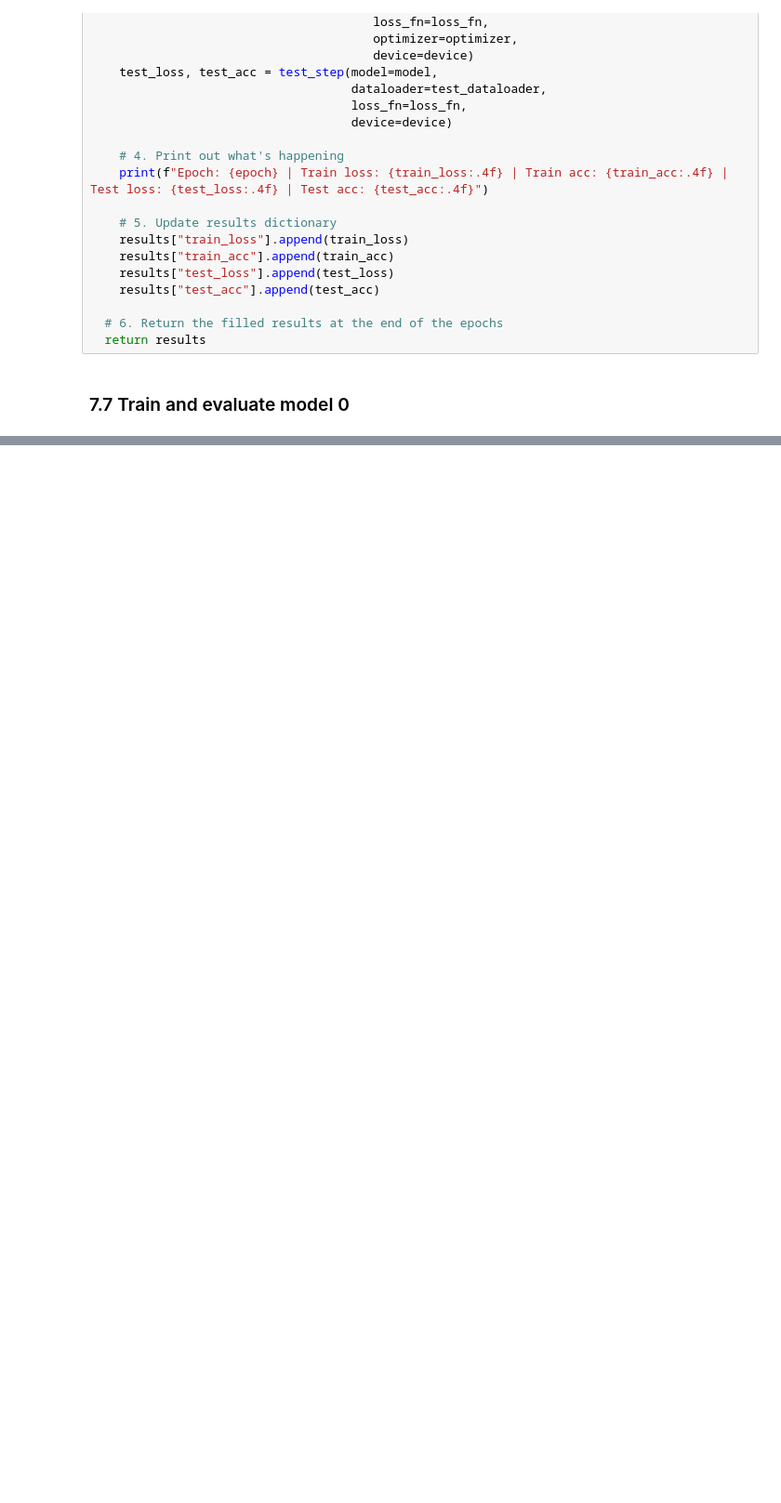
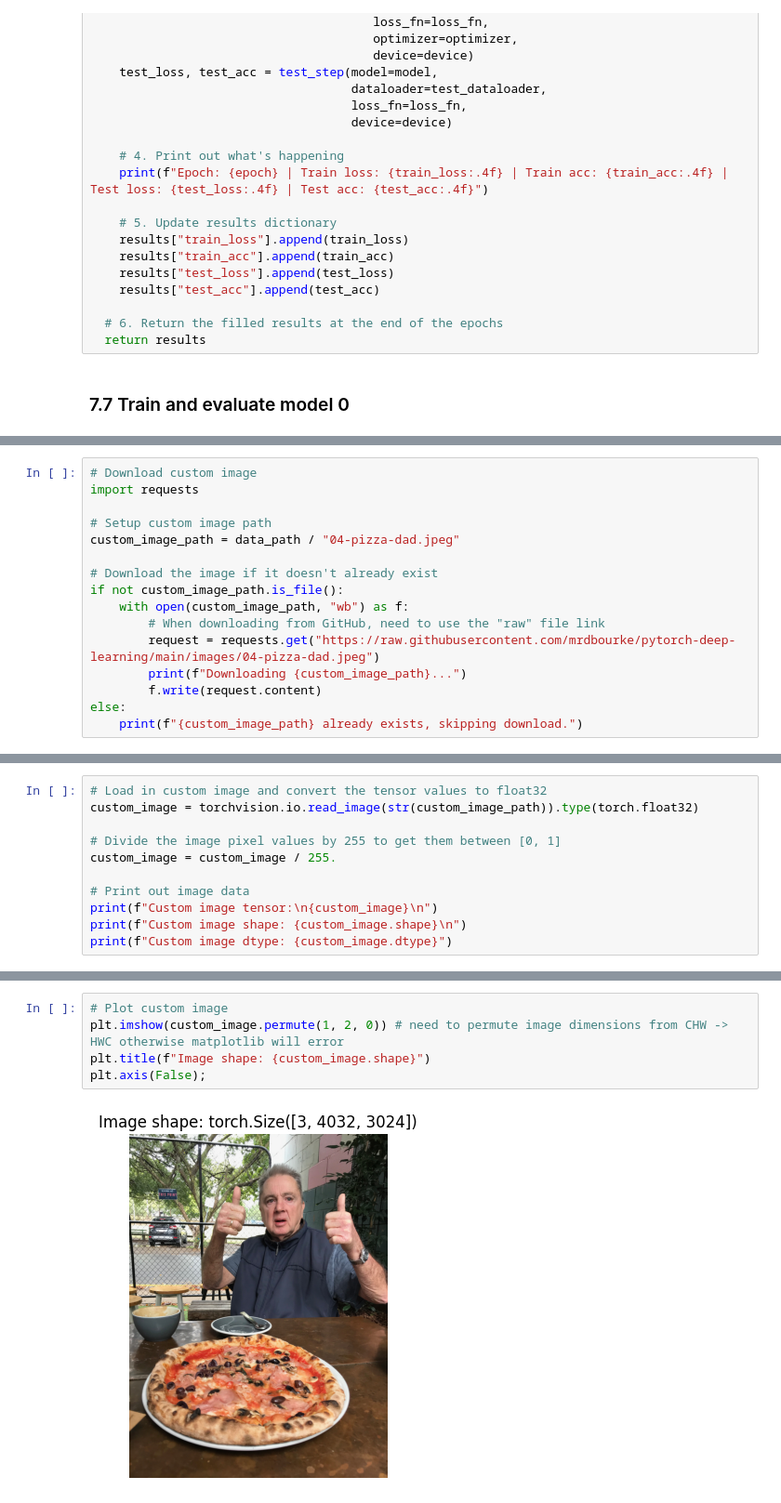
Before and after one commit to Vivekyadav199/Pytorch, a Jupyter notebook: Pytorch_custom_dataset _06.ipynb, the cells around one changed output, grey strips where cells are left out. Shown at 93% size. Cells and saved outputs as stored; diff of their text form; blank space fills up the shorter version.

```diff
--- a/Pytorch_custom_dataset _06.ipynb
+++ b/Pytorch_custom_dataset _06.ipynb
@@ -1070,0 +1310,16 @@ model_0_results
+# %%
+# Download custom image
+import requests
+
+# Setup custom image path
+custom_image_path = data_path / "04-pizza-dad.jpeg"
+
+# Download the image if it doesn't already exist
+if not custom_image_path.is_file():
+    with open(custom_image_path, "wb") as f:
+        # When downloading from GitHub, need to use the "raw" file link
+        request = requests.get("https://raw.githubusercontent.com/mrdbourke/pytorch-deep-learning/main/images/04-pizza-dad.jpeg")
+        print(f"Downloading {custom_image_path}...")
+        f.write(request.content)
+else:
+    print(f"{custom_image_path} already exists, skipping download.")
@@ -1070,0 +1358,11 @@ model_0_results
+# %%
+# Load in custom image and convert the tensor values to float32
+custom_image = torchvision.io.read_image(str(custom_image_path)).type(torch.float32)
+
+# Divide the image pixel values by 255 to get them between [0, 1]
+custom_image = custom_image / 255.
+
+# Print out image data
+print(f"Custom image tensor:\n{custom_image}\n")
+print(f"Custom image shape: {custom_image.shape}\n")
+print(f"Custom image dtype: {custom_image.dtype}")
@@ -1070,0 +1387,7 @@ model_0_results
+# %%
+# Plot custom image
+plt.imshow(custom_image.permute(1, 2, 0)) # need to permute image dimensions from CHW -> HWC otherwise matplotlib will error
+plt.title(f"Image shape: {custom_image.shape}")
+plt.axis(False);
+# %% [output]
+[figure, added]
```
Also changed, not shown: parts of 42 cells of this notebook, 1 other file.
